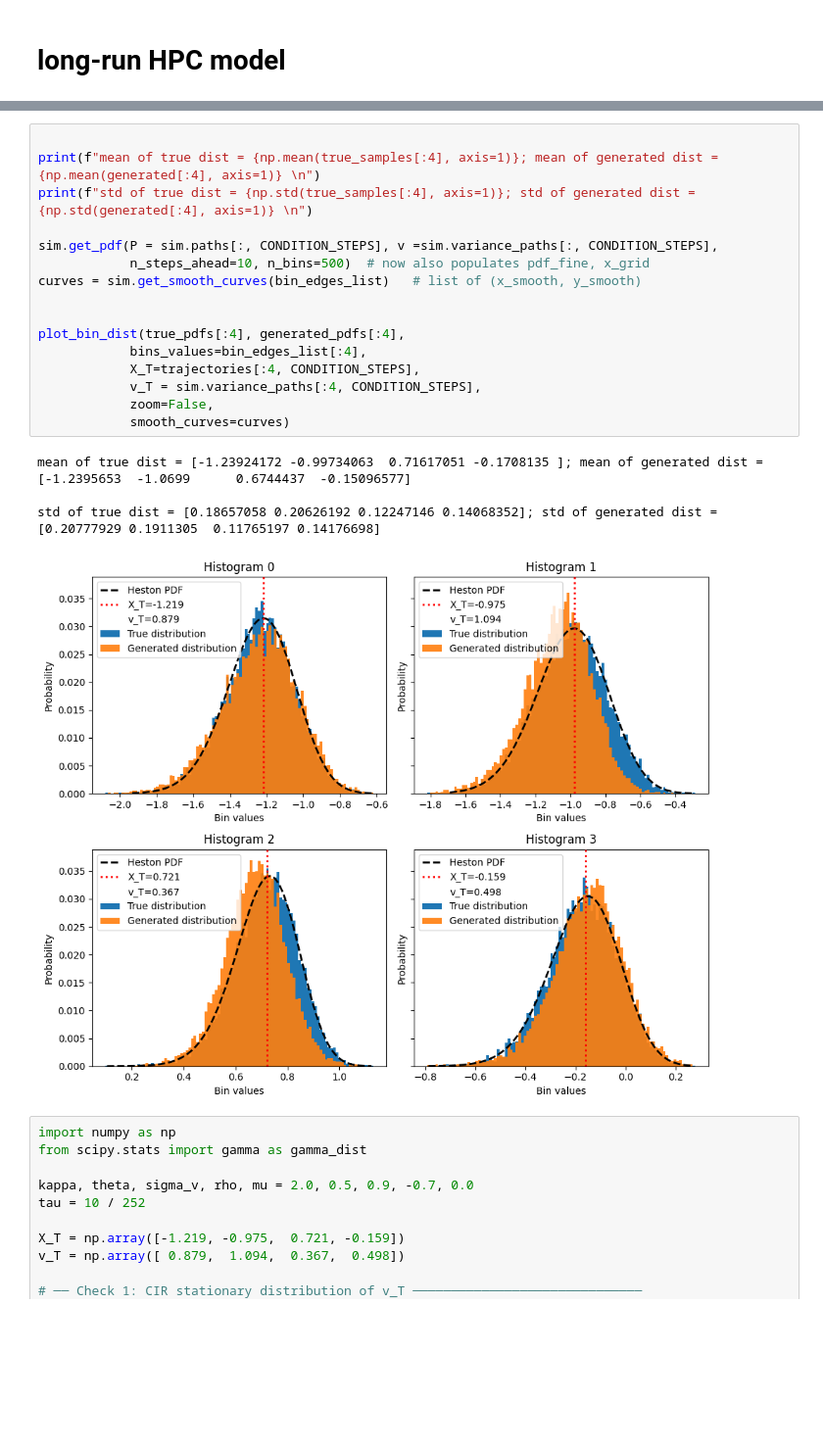
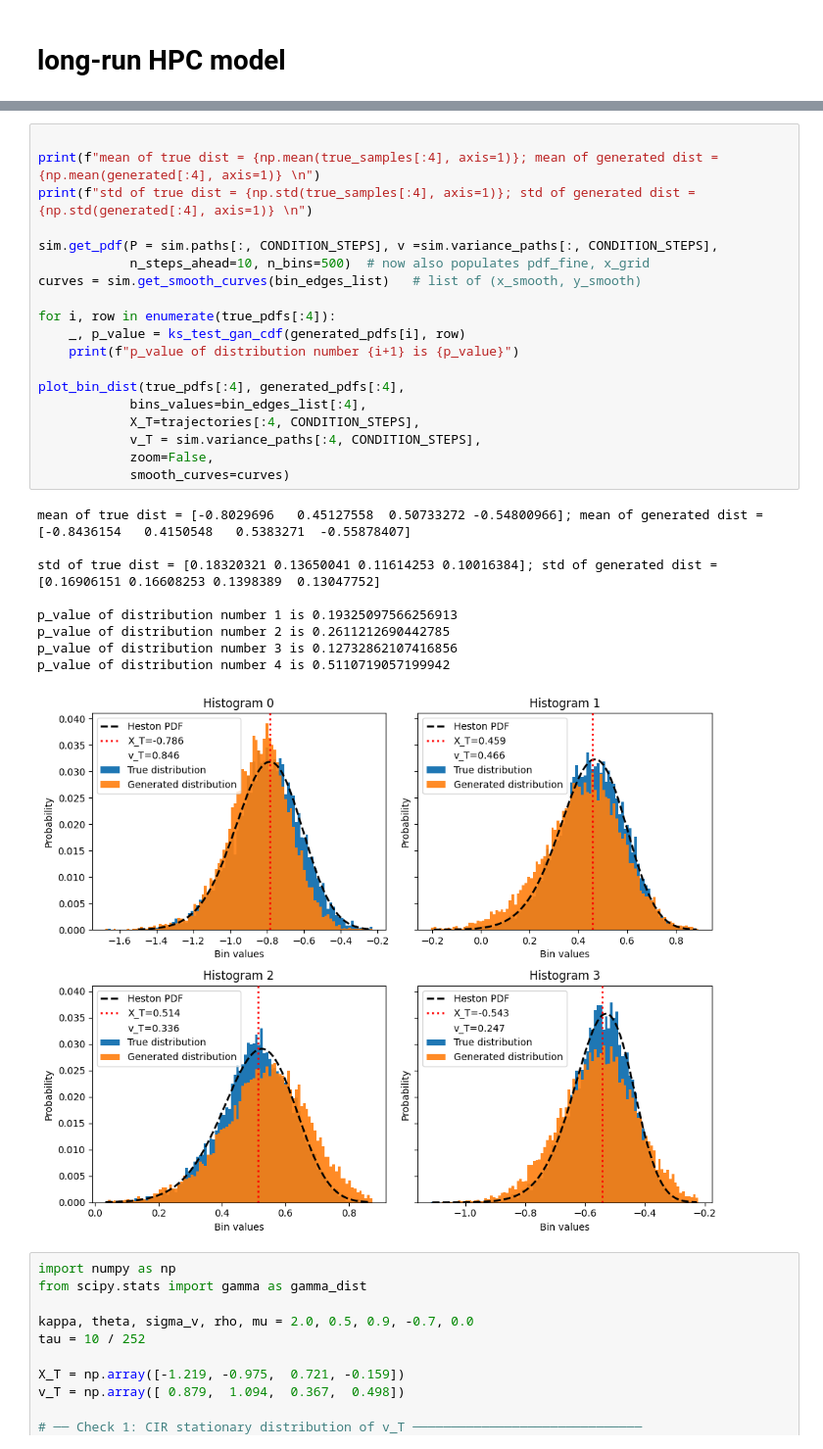
Before and after one commit to matteorofrano/CGAN-for-probability-distribution-generation, a Jupyter notebook: tests.ipynb, the cells around one changed output, grey strips where cells are left out. Shown at 98% size. Cells and saved outputs as stored; diff of their text form; blank space fills up the shorter version.

```diff
--- a/tests.ipynb
+++ b/tests.ipynb
@@ -2531,24 +2531,32 @@ emd_distance: 0.001401
 # %%
 
 print(f"mean of true dist = {np.mean(true_samples[:4], axis=1)}; mean of generated dist = {np.mean(generated[:4], axis=1)} \n")
 print(f"std of true dist = {np.std(true_samples[:4], axis=1)}; std of generated dist = {np.std(generated[:4], axis=1)} \n")
 
 sim.get_pdf(P = sim.paths[:, CONDITION_STEPS], v =sim.variance_paths[:, CONDITION_STEPS],
             n_steps_ahead=10, n_bins=500)  # now also populates pdf_fine, x_grid
 curves = sim.get_smooth_curves(bin_edges_list)   # list of (x_smooth, y_smooth)
 
+for i, row in enumerate(true_pdfs[:4]):
+    _, p_value = ks_test_gan_cdf(generated_pdfs[i], row)
+    print(f"p_value of distribution number {i+1} is {p_value}")
 
 plot_bin_dist(true_pdfs[:4], generated_pdfs[:4],
             bins_values=bin_edges_list[:4],
             X_T=trajectories[:4, CONDITION_STEPS],
             v_T = sim.variance_paths[:4, CONDITION_STEPS],
             zoom=False,
             smooth_curves=curves)
 # %% [output]
-mean of true dist = [-1.23924172 -0.99734063  0.71617051 -0.1708135 ]; mean of generated dist = [-1.2395653  -1.0699      0.6744437  -0.15096577]
+mean of true dist = [-0.8029696   0.45127558  0.50733272 -0.54800966]; mean of generated dist = [-0.8436154   0.4150548   0.5383271  -0.55878407]
 
-std of true dist = [0.18657058 0.20626192 0.12247146 0.14068352]; std of generated dist = [0.20777929 0.1911305  0.11765197 0.14176698]
+std of true dist = [0.18320321 0.13650041 0.11614253 0.10016384]; std of generated dist = [0.16906151 0.16608253 0.1398389  0.13047752]
+
+p_value of distribution number 1 is 0.19325097566256913
+p_value of distribution number 2 is 0.2611212690442785
+p_value of distribution number 3 is 0.12732862107416856
+p_value of distribution number 4 is 0.5110719057199942
-[figure, old version]
+[figure, new version]
 # %%
 import numpy as np
 from scipy.stats import gamma as gamma_dist
```
Also changed, not shown: parts of 1 cell of this notebook, 23 other files.
